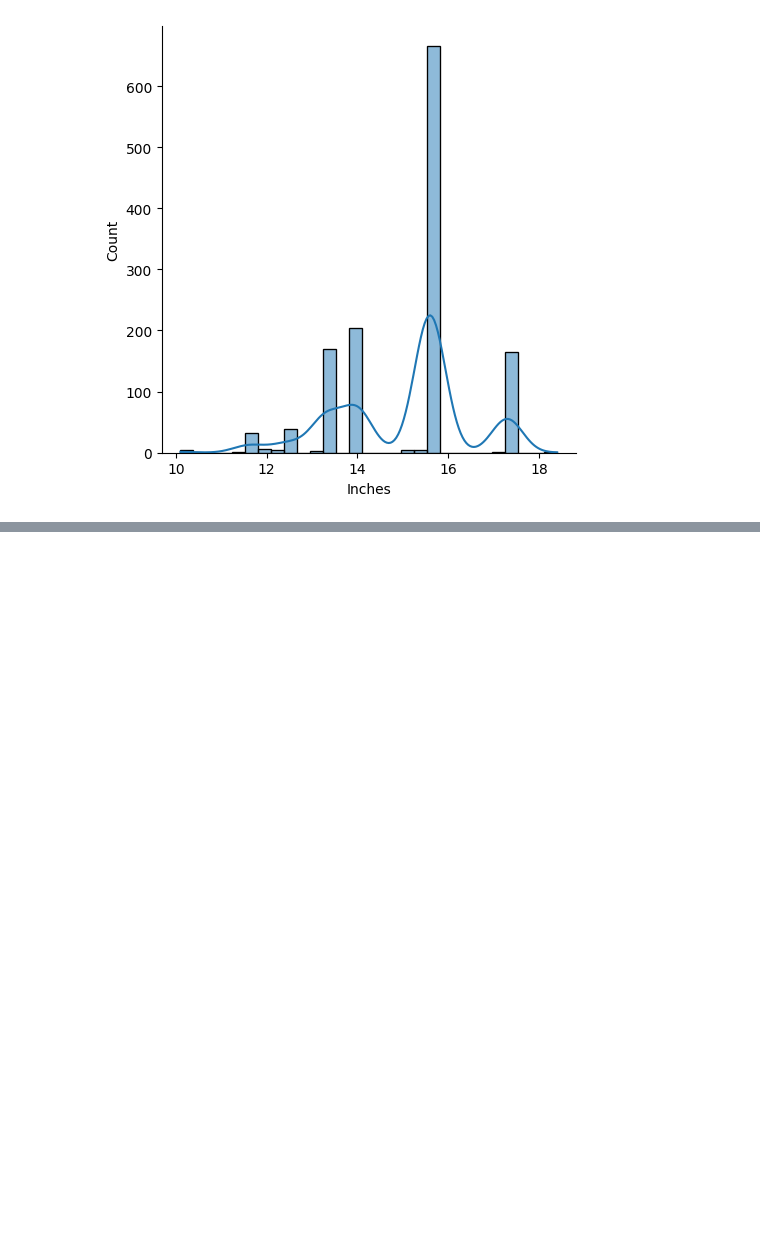
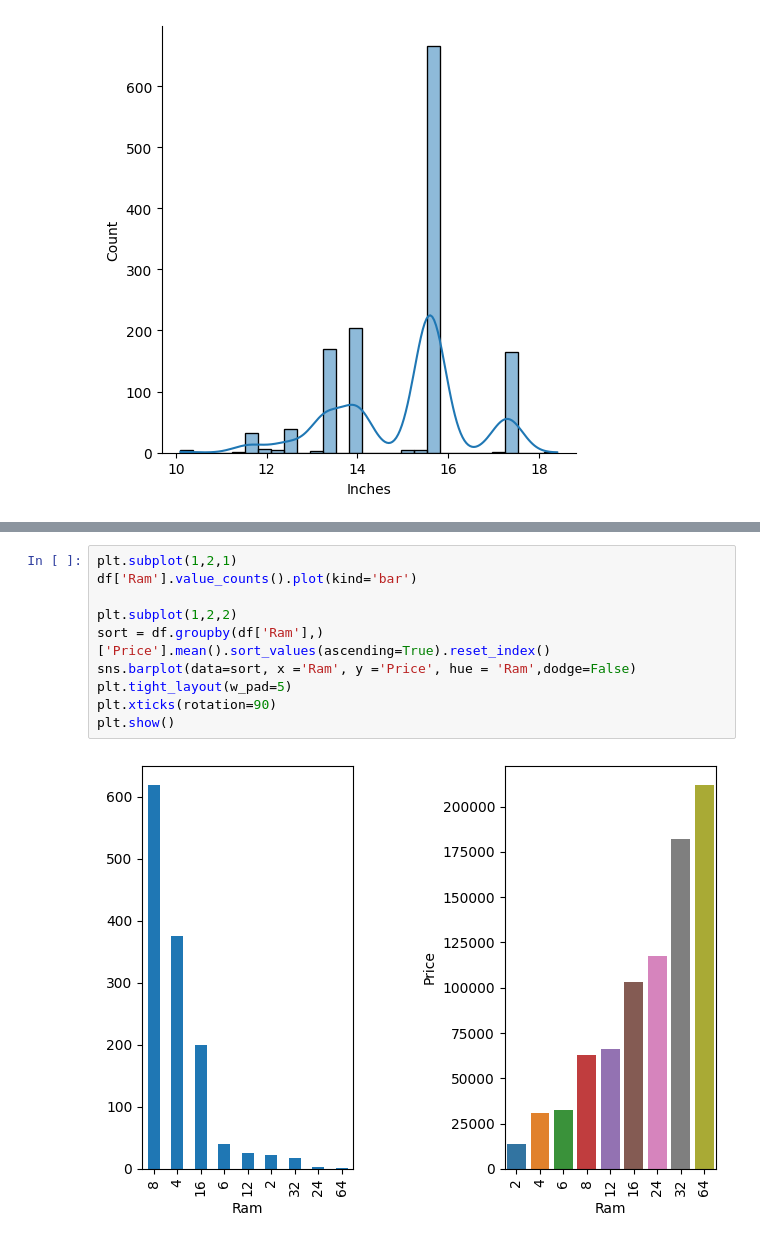
Before and after one commit to shivshankarsajeev/laptop-price, a Jupyter notebook: notebook.ipynb, the cells around one changed output, grey strips where cells are left out. Drawn from its saved outputs; the diff is of its cells as text; blank space fills up the shorter version.

```diff
--- a/notebook.ipynb
+++ b/notebook.ipynb
@@ -128,0 +242,12 @@ df.head(2)
+# %%
+plt.subplot(1,2,1)
+df['Ram'].value_counts().plot(kind='bar')
+
+plt.subplot(1,2,2)
+sort = df.groupby(df['Ram'],)['Price'].mean().sort_values(ascending=True).reset_index()
+sns.barplot(data=sort, x ='Ram', y ='Price', hue = 'Ram',dodge=False)
+plt.tight_layout(w_pad=5)
+plt.xticks(rotation=90)
+plt.show()
+# %% [output]
+[figure, added]
```
Also changed, not shown: parts of 20 cells of this notebook.
